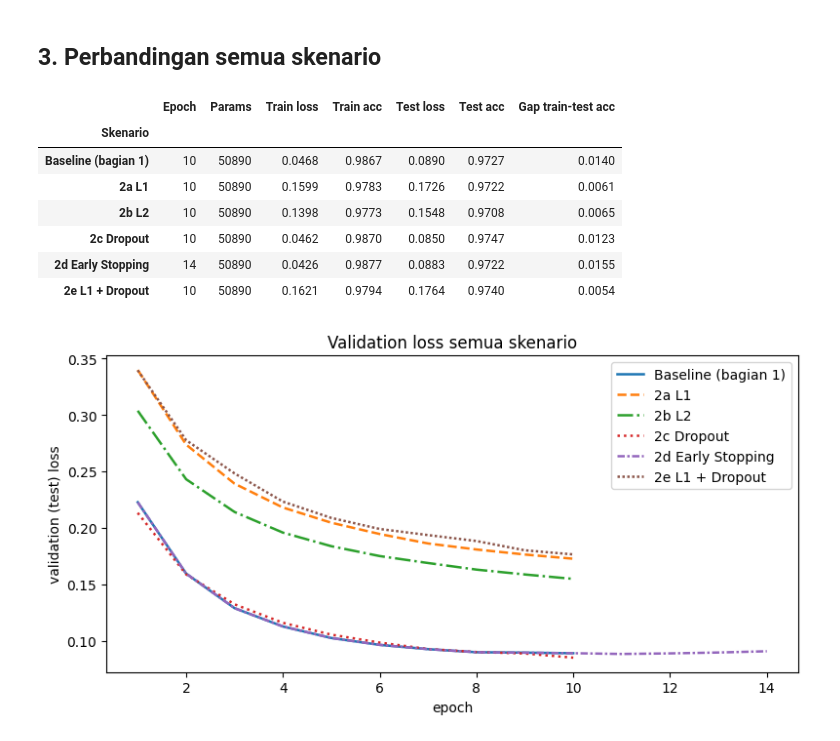
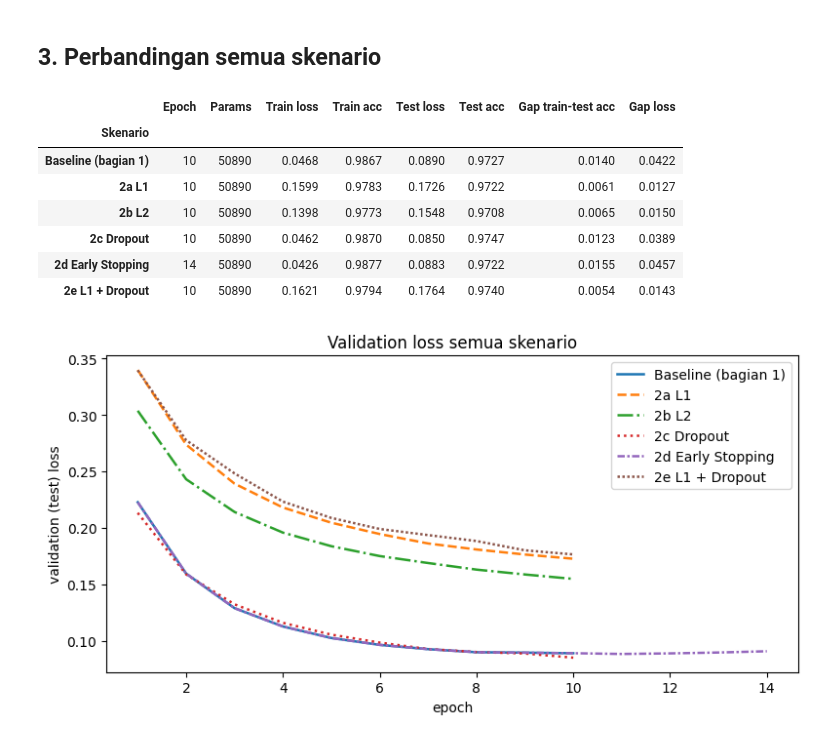
Before and after one commit to azharm2412/learning-strategy-deep-learning, a Jupyter notebook: Tugas_2_Deep_Learning_Azhar_Maulana.ipynb, the cells around one changed output. Drawn from its saved outputs; the diff is of its cells as text; code cells hidden in the pictures.

```diff
--- a/Tugas_2_Deep_Learning_Azhar_Maulana.ipynb
+++ b/Tugas_2_Deep_Learning_Azhar_Maulana.ipynb
@@ -415,24 +417,25 @@ Test  : loss=0.1764  acc=0.9740
 # %%
 import pandas as pd
 order = ['Baseline (bagian 1)', '2a L1', '2b L2', '2c Dropout', '2d Early Stopping', '2e L1 + Dropout']
 rows = []
 for k in order:
     r = results[k]
     rows.append({'Skenario': k, 'Epoch': r['epochs_run'], 'Params': r['params'],
                  'Train loss': r['train_loss'], 'Train acc': r['train_acc'],
                  'Test loss': r['test_loss'], 'Test acc': r['test_acc']})
 df = pd.DataFrame(rows).set_index('Skenario')
 df['Gap train-test acc'] = df['Train acc'] - df['Test acc']
+df['Gap loss'] = df['Test loss'] - df['Train loss']
 df.round(4)
 # %% [output]
-|  | Epoch | Params | Train loss | Train acc | Test loss | Test acc | Gap train-test acc |
-| Skenario |  |  |  |  |  |  |  |
-| Baseline (bagian 1) | 10 | 50890 | 0.0468 | 0.9867 | 0.0890 | 0.9727 | 0.0140 |
-| 2a L1 | 10 | 50890 | 0.1599 | 0.9783 | 0.1726 | 0.9722 | 0.0061 |
-| 2b L2 | 10 | 50890 | 0.1398 | 0.9773 | 0.1548 | 0.9708 | 0.0065 |
-| 2c Dropout | 10 | 50890 | 0.0462 | 0.9870 | 0.0850 | 0.9747 | 0.0123 |
-| 2d Early Stopping | 14 | 50890 | 0.0426 | 0.9877 | 0.0883 | 0.9722 | 0.0155 |
-| 2e L1 + Dropout | 10 | 50890 | 0.1621 | 0.9794 | 0.1764 | 0.9740 | 0.0054 |
+|  | Epoch | Params | Train loss | Train acc | Test loss | Test acc | Gap train-test acc | Gap loss |
+| Skenario |  |  |  |  |  |  |  |  |
+| Baseline (bagian 1) | 10 | 50890 | 0.0468 | 0.9867 | 0.0890 | 0.9727 | 0.0140 | 0.0422 |
+| 2a L1 | 10 | 50890 | 0.1599 | 0.9783 | 0.1726 | 0.9722 | 0.0061 | 0.0127 |
+| 2b L2 | 10 | 50890 | 0.1398 | 0.9773 | 0.1548 | 0.9708 | 0.0065 | 0.0150 |
+| 2c Dropout | 10 | 50890 | 0.0462 | 0.9870 | 0.0850 | 0.9747 | 0.0123 | 0.0389 |
+| 2d Early Stopping | 14 | 50890 | 0.0426 | 0.9877 | 0.0883 | 0.9722 | 0.0155 | 0.0457 |
+| 2e L1 + Dropout | 10 | 50890 | 0.1621 | 0.9794 | 0.1764 | 0.9740 | 0.0054 | 0.0143 |
 # %%
 plt.figure(figsize=(8, 4.2))
 styles = ['-', '--', '-.', ':', (0, (3, 1, 1, 1)), (0, (1, 1))]
```
Also changed, not shown: parts of 9 cells of this notebook.
